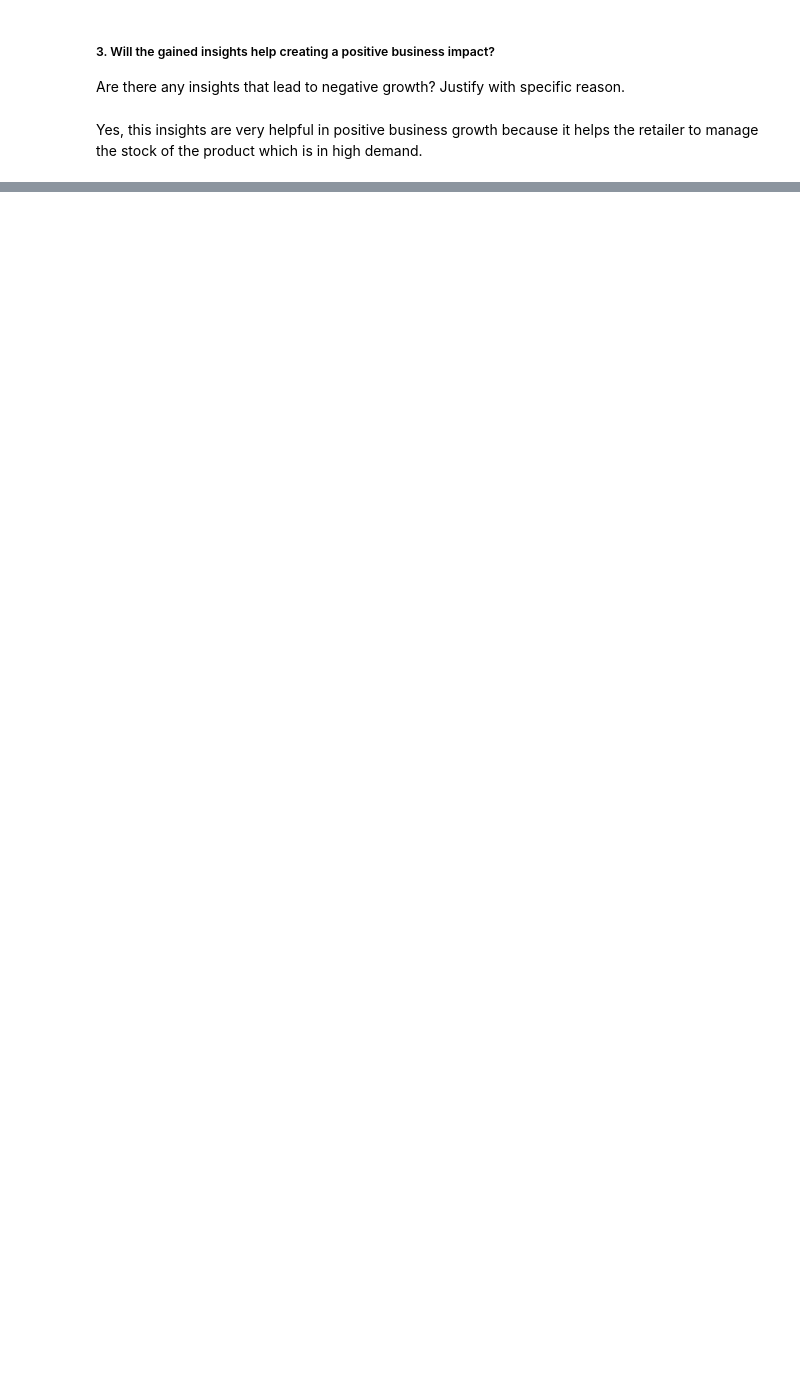
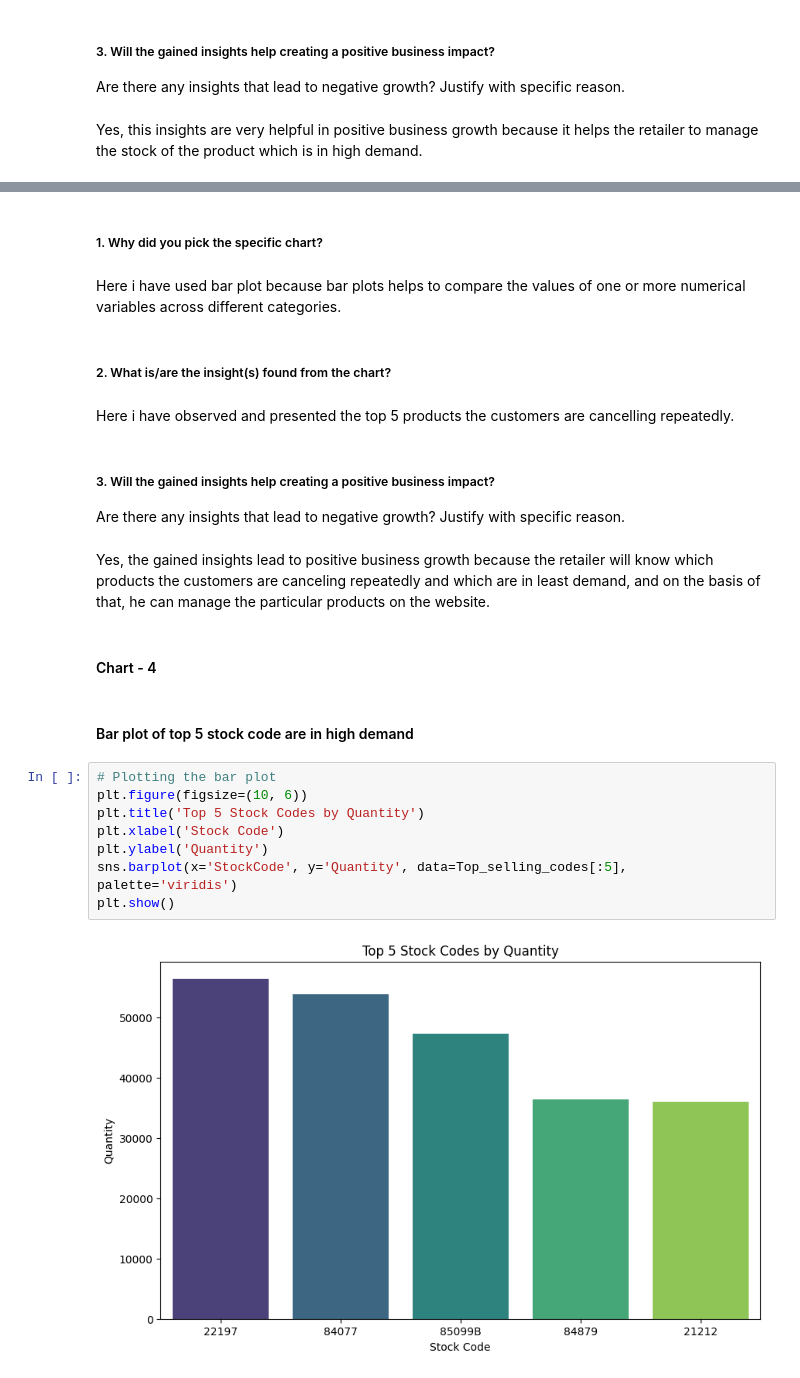
Before and after one commit to Madhukargoud2197/Myntra_Online_Retail_Segmentation_Project, a Jupyter notebook: Myntra_Online_Retail_Customer_Segmentation_Project.ipynb, the cells around one changed output, grey strips where cells are left out. Drawn from its saved outputs; the diff is of its cells as text; blank space fills up the shorter version.

```diff
--- a/Myntra_Online_Retail_Customer_Segmentation_Project.ipynb
+++ b/Myntra_Online_Retail_Customer_Segmentation_Project.ipynb
@@ -769,0 +784,27 @@ Yes, this insights are very helpful in positive business growth because it helps
+# %% [markdown]
+##### 1. Why did you pick the specific chart?
+# %% [markdown]
+Here i have used bar plot because bar plots helps to compare the values of one or more numerical variables across different categories.
+# %% [markdown]
+##### 2. What is/are the insight(s) found from the chart?
+# %% [markdown]
+Here i have observed and presented the top 5 products the customers are cancelling repeatedly.
+# %% [markdown]
+##### 3. Will the gained insights help creating a positive business impact?
+Are there any insights that lead to negative growth? Justify with specific reason.
+# %% [markdown]
+Yes, the gained insights lead to positive business growth because the retailer will know which products the customers are canceling repeatedly and which are in least demand, and on the basis of that, he can manage the particular products on the website.
+# %% [markdown]
+#### Chart - 4
+# %% [markdown]
+#### Bar plot of top 5 stock code are in high demand
+# %%
+# Plotting the bar plot
+plt.figure(figsize=(10, 6))
+plt.title('Top 5 Stock Codes by Quantity')
+plt.xlabel('Stock Code')
+plt.ylabel('Quantity')
+sns.barplot(x='StockCode', y='Quantity', data=Top_selling_codes[:5], palette='viridis')
+plt.show()
+# %% [output]
+[figure, added]
```
Also changed, not shown: parts of 32 cells of this notebook.
